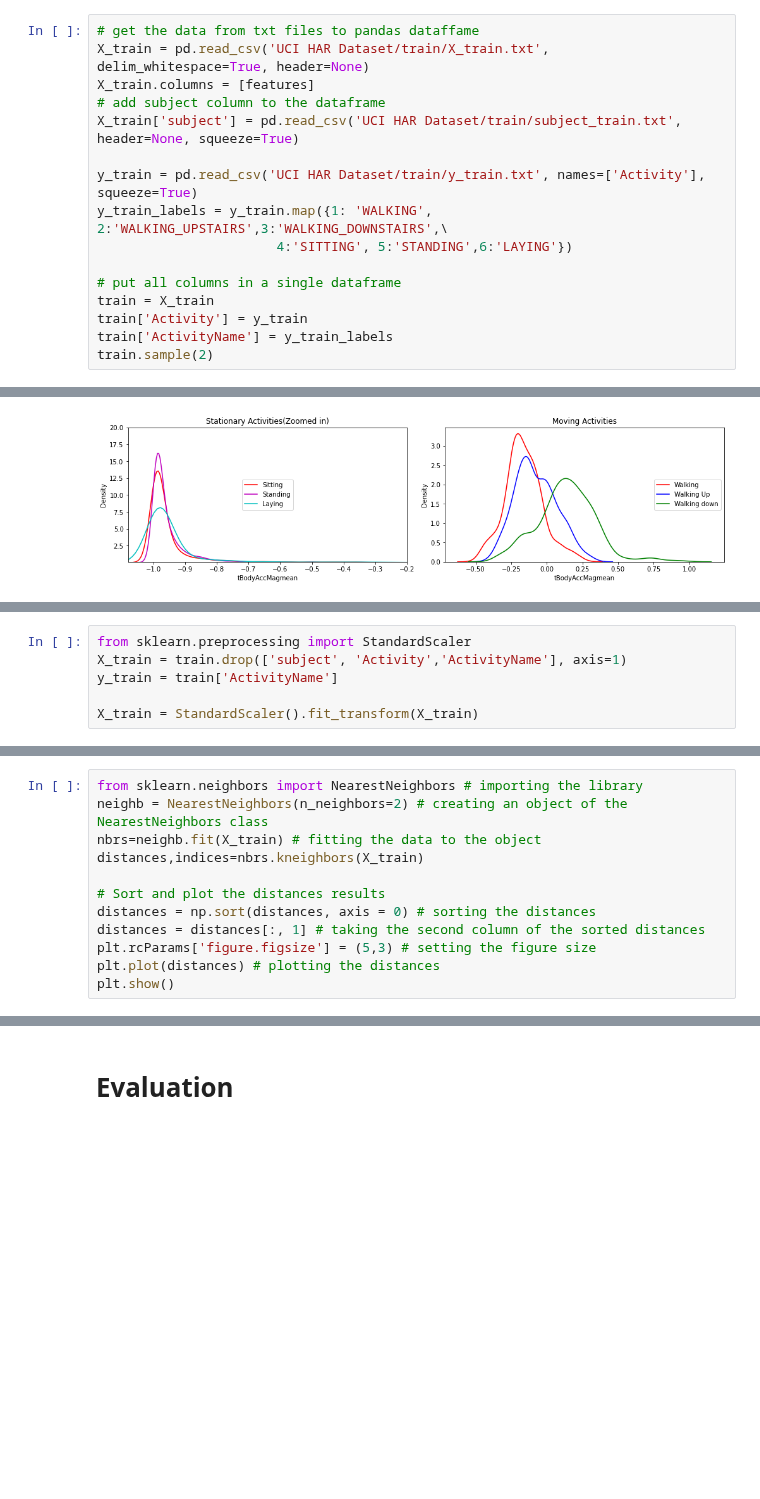
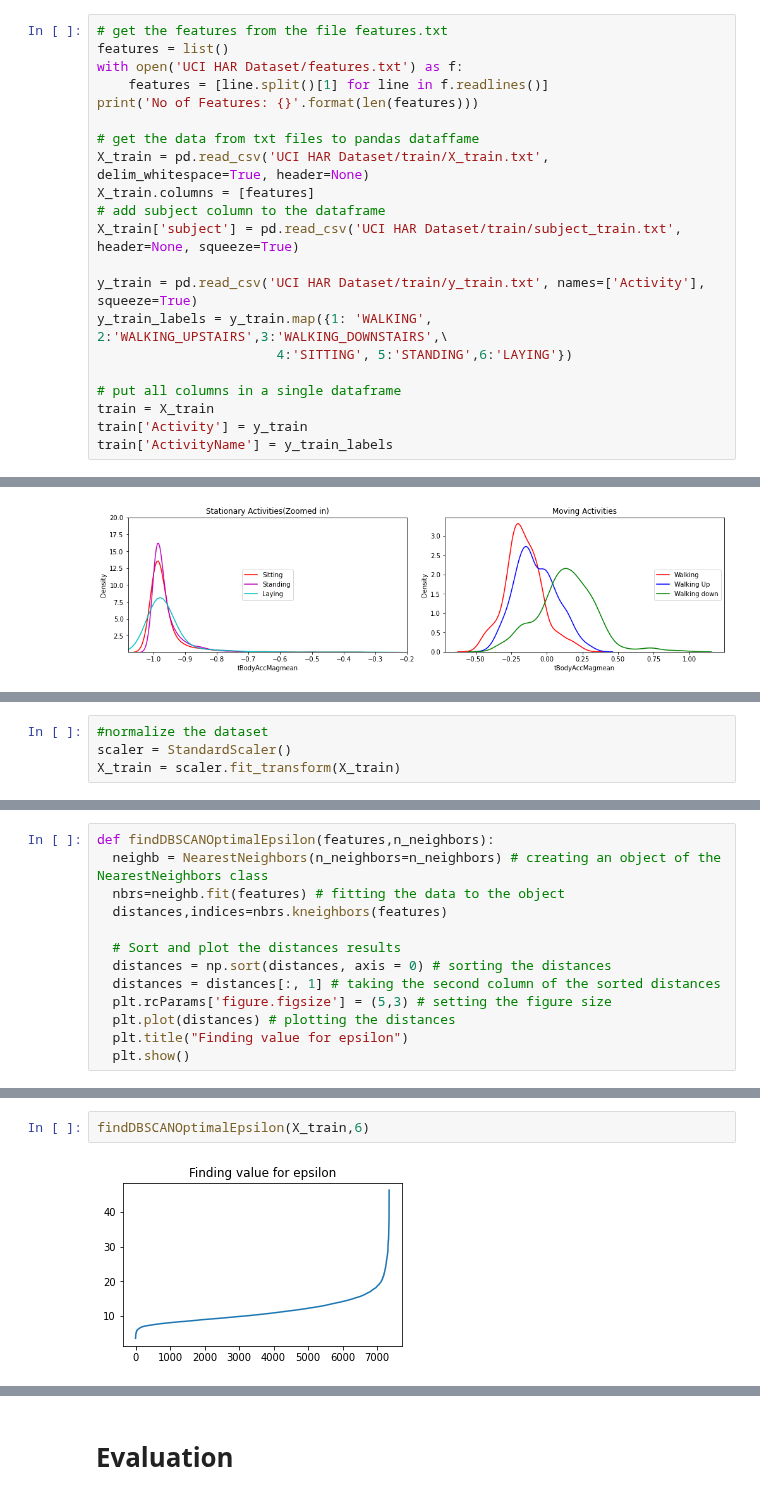
Before and after one commit to claredavies/MachineLearningCoursework, a Jupyter notebook: Assignment3/Assignment3HumanActivityRecognition.ipynb, the cells around one changed output, grey strips where cells are left out. Drawn from its saved outputs; the diff is of its cells as text; blank space fills up the shorter version.

Commit message:
Able to compare computer efficiency and plot

```diff
--- a/Assignment3/Assignment3HumanActivityRecognition.ipynb
+++ b/Assignment3/Assignment3HumanActivityRecognition.ipynb
@@ -45,4 +75,10 @@ No of Features: 561
 # %%
+# get the features from the file features.txt
+features = list()
+with open('UCI HAR Dataset/features.txt') as f:
+    features = [line.split()[1] for line in f.readlines()]
+print('No of Features: {}'.format(len(features)))
+
 # get the data from txt files to pandas dataffame
 X_train = pd.read_csv('UCI HAR Dataset/train/X_train.txt', delim_whitespace=True, header=None)
 X_train.columns = [features]
@@ -57,5 +93,4 @@ y_train_labels = y_train.map({1: 'WALKING', 2:'WALKING_UPSTAIRS',3:'WALKING_DOWN
 train = X_train
 train['Activity'] = y_train
 train['ActivityName'] = y_train_labels
-train.sample(2)
 # %% [output]
@@ -191 +194,5 @@ plt.show()
+# %%
+#normalize the dataset
+scaler = StandardScaler()
+X_train = scaler.fit_transform(X_train)
 # %% [markdown]
@@ -193,6 +199,0 @@ plt.show()
-# %%
-from sklearn.preprocessing import StandardScaler
-X_train = train.drop(['subject', 'Activity','ActivityName'], axis=1)
-y_train = train['ActivityName']
-
-X_train = StandardScaler().fit_transform(X_train)
@@ -201,12 +221,13 @@ Find parameter for episilon (maximum value at the curvature of the graph)
 # %%
-from sklearn.neighbors import NearestNeighbors # importing the library
-neighb = NearestNeighbors(n_neighbors=2) # creating an object of the NearestNeighbors class
-nbrs=neighb.fit(X_train) # fitting the data to the object
-distances,indices=nbrs.kneighbors(X_train)
+def findDBSCANOptimalEpsilon(features,n_neighbors):
+  neighb = NearestNeighbors(n_neighbors=n_neighbors) # creating an object of the NearestNeighbors class
+  nbrs=neighb.fit(features) # fitting the data to the object
+  distances,indices=nbrs.kneighbors(features)
 
-# Sort and plot the distances results
-distances = np.sort(distances, axis = 0) # sorting the distances
-distances = distances[:, 1] # taking the second column of the sorted distances
-plt.rcParams['figure.figsize'] = (5,3) # setting the figure size
-plt.plot(distances) # plotting the distances
-plt.show()
+  # Sort and plot the distances results
+  distances = np.sort(distances, axis = 0) # sorting the distances
+  distances = distances[:, 1] # taking the second column of the sorted distances
+  plt.rcParams['figure.figsize'] = (5,3) # setting the figure size
+  plt.plot(distances) # plotting the distances
+  plt.title("Finding value for epsilon")
+  plt.show()
@@ -307,0 +234,4 @@ ax.grid()
+# %%
+findDBSCANOptimalEpsilon(X_train,6)
+# %% [output]
+[figure, added]
```
Also changed, not shown: parts of 40 cells of this notebook.
